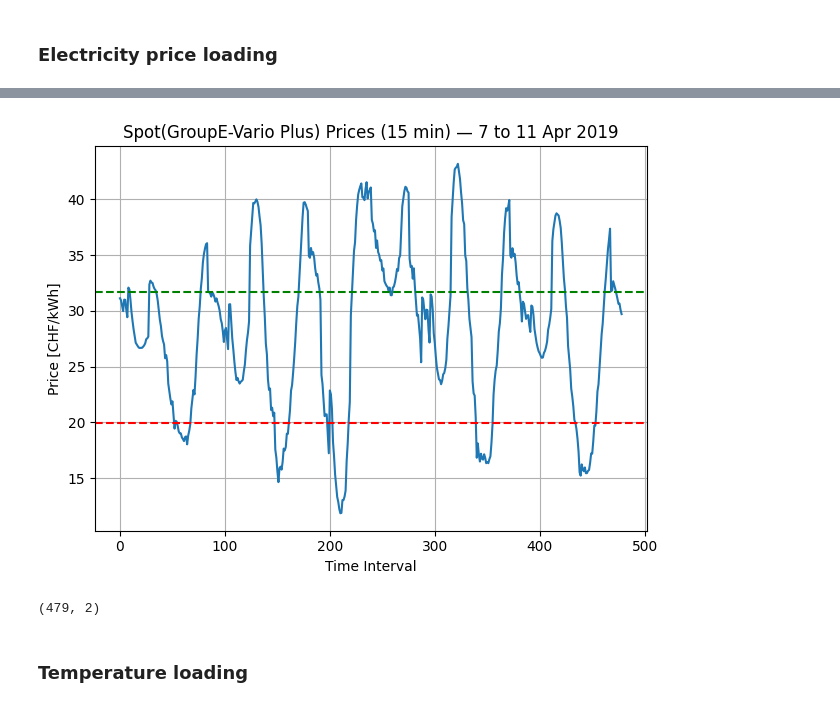
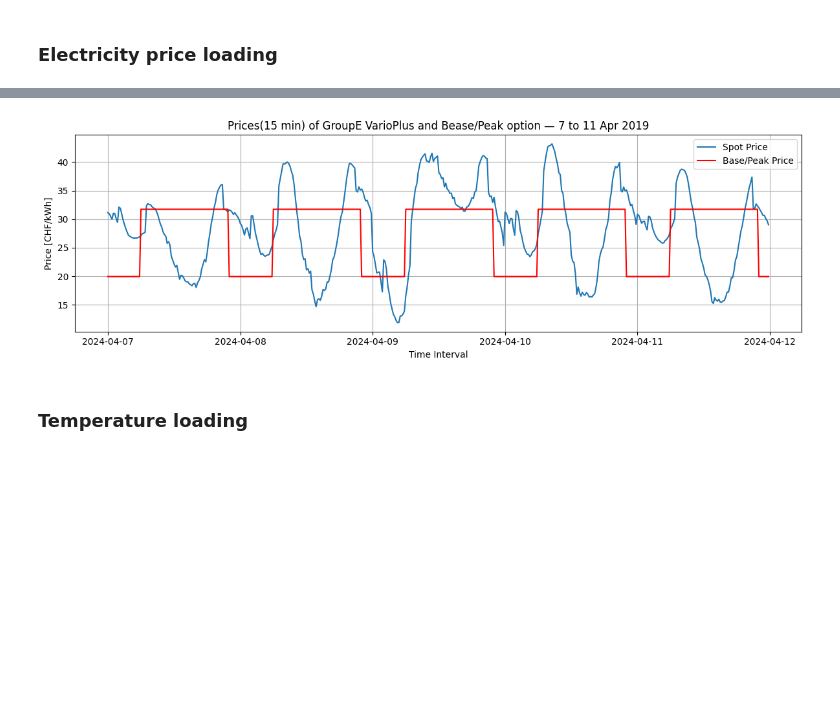
Before and after one commit to mauriacantoine/OptiDemandResponse, a Jupyter notebook: Project.ipynb, the cells around one changed output, grey strips where cells are left out. Drawn from its saved outputs; the diff is of its cells as text; code cells hidden in the pictures; blank space fills up the shorter version.

Commit message:
changes in the electricity prices loadings

```diff
--- a/Project.ipynb
+++ b/Project.ipynb
@@ -40,36 +40,29 @@ print(profile_demand.shape)
 # %% [markdown]
 ### Electricity price loading
 # %%
-spot_prices = pd.read_csv('VarioPlus_2019-04-07_to_2019-04-11_15min.csv')
-Base_price = 19.94 # CHF/MWh
-Peak_price = 31.73 # CHF/MWh from 6 to 22
+spot_prices = pd.read_csv('VarioPlus_2019-04-07_to_2019-04-11_15min.csv',parse_dates=['time'],index_col='time')
+base_price = 19.94
+peak_price = 31.73
 
 #create an array called Base_Peak_price of the format 2019-04-07 00:00:00,5.901  where price from 6 to 22 is Peak Price and base otherwise
-start = pd.to_datetime('2019-04-07 00:00:00')
+start = spot_prices.index[0]
 rng = pd.date_range(start, periods=horizon, freq='15T')
-prices = [
-    Peak_price if 6 <= ts.hour < 22 else Base_price
-    for ts in rng
-]
+prices = [ peak_price if 6 <= ts.hour < 22 else base_price for ts in rng ]
 
-Base_Peak_price = list(zip(rng, prices))
+Base_Peak_price_df = (pd.DataFrame({'price': prices}, index=rng) ) #dataframe with price for printing correctly
+Base_Peak_price = list(zip(rng, prices))#tupple with time and price for the model to ensure smooth operation with edo's modifications
+for t, p in Base_Peak_price:
+    print(f"{t},{p}")
 
-# print first 10 entries for verification
-for t, p in Base_Peak_price[:10]:
-    print(f"{t},{p}")
-# Plot the spot prices (CHF/kWh) at 15-minute intervals
+plt.figure(figsize=(12, 4))
+plt.plot(spot_prices.index, spot_prices['price'],label='Spot Price')
+plt.plot(Base_Peak_price_df.index, Base_Peak_price_df['price'],  label='Base/Peak Price', color='red')
 
-plt.plot(spot_prices.index, spot_prices['price'])
-#add ahorizontal line showing the base price and peak price
-plt.axhline(y=Base_price, color='r', linestyle='--', label='Base Price (19.94 CHF/MWh)')
-plt.axhline(y=Peak_price, color='g', linestyle='--', label='Peak Price (31.73 CHF/MWh)')
-plt.title('Spot(GroupE-Vario Plus) Prices (15 min) — 7 to 11 Apr 2019')
+plt.title('Prices(15 min) of GroupE VarioPlus and Bease/Peak option — 7 to 11 Apr 2019')
 plt.xlabel('Time Interval')
 plt.ylabel('Price [CHF/kWh]')
+plt.legend()
 plt.grid(True)
 plt.tight_layout()
 plt.show()
-
-
-print(spot_prices.shape)
 # %% [output]
@@ -86,5 +86,4 @@ print(spot_prices.shape)
-[figure, old version]
+[figure, new version]
-(479, 2)
 # %% [markdown]
 ### Temperature loading
 # %%
```
Also changed, not shown: parts of 1 cell of this notebook, 2 other files.
